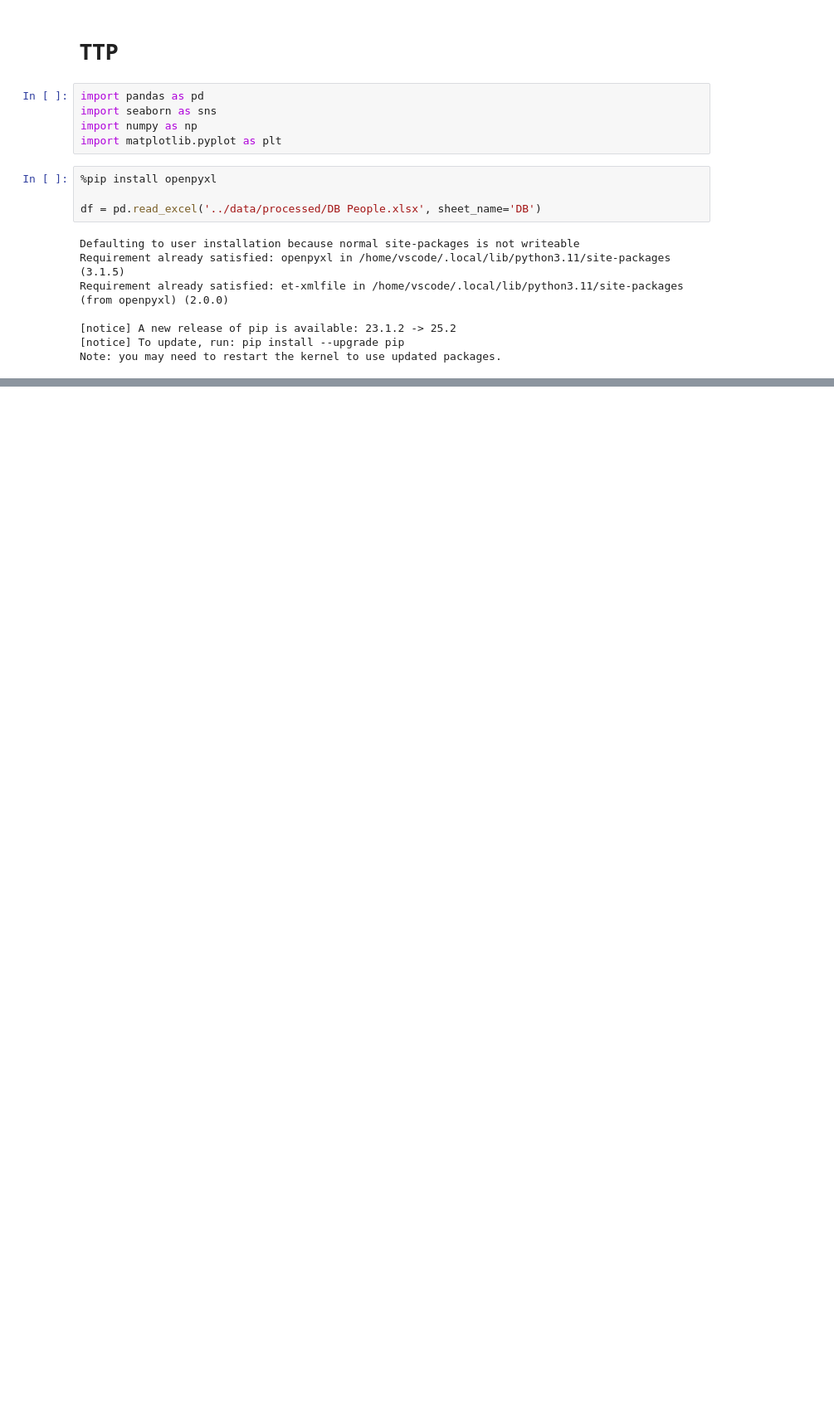
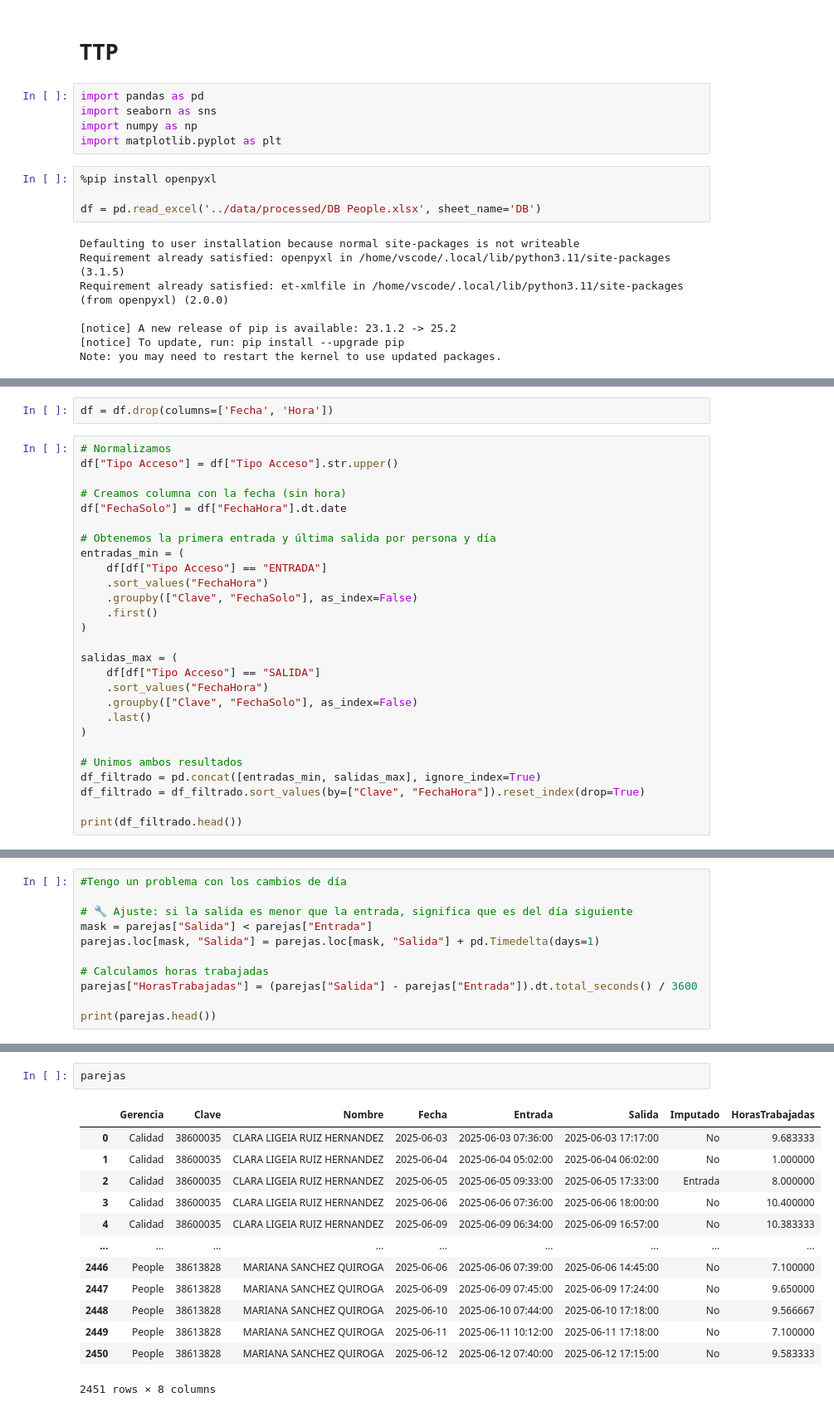
Before and after one commit to 19Juan/Analysis_People, a Jupyter notebook: src/explore.ipynb, the cells around one changed output, grey strips where cells are left out. Shown at 83% size. Saved outputs shown, nothing was run; the diff lists cells and outputs as text; blank space fills up the shorter version.

```diff
--- a/src/explore.ipynb
+++ b/src/explore.ipynb
@@ -309,0 +68,29 @@ df_final.to_excel('../data/processed/DB People Final.xlsx', index=False, engine=
+# %%
+df = df.drop(columns=['Fecha', 'Hora'])
+# %%
+# Normalizamos
+df["Tipo Acceso"] = df["Tipo Acceso"].str.upper()
+
+# Creamos columna con la fecha (sin hora)
+df["FechaSolo"] = df["FechaHora"].dt.date
+
+# Obtenemos la primera entrada y última salida por persona y día
+entradas_min = (
+    df[df["Tipo Acceso"] == "ENTRADA"]
+    .sort_values("FechaHora")
+    .groupby(["Clave", "FechaSolo"], as_index=False)
+    .first()
+)
+
+salidas_max = (
+    df[df["Tipo Acceso"] == "SALIDA"]
+    .sort_values("FechaHora")
+    .groupby(["Clave", "FechaSolo"], as_index=False)
+    .last()
+)
+
+# Unimos ambos resultados
+df_filtrado = pd.concat([entradas_min, salidas_max], ignore_index=True)
+df_filtrado = df_filtrado.sort_values(by=["Clave", "FechaHora"]).reset_index(drop=True)
+
+print(df_filtrado.head())
@@ -309,0 +191,11 @@ df_final.to_excel('../data/processed/DB People Final.xlsx', index=False, engine=
+# %%
+#Tengo un problema con los cambios de día
+
+# 🔧 Ajuste: si la salida es menor que la entrada, significa que es del día siguiente
+mask = parejas["Salida"] < parejas["Entrada"]
+parejas.loc[mask, "Salida"] = parejas.loc[mask, "Salida"] + pd.Timedelta(days=1)
+
+# Calculamos horas trabajadas
+parejas["HorasTrabajadas"] = (parejas["Salida"] - parejas["Entrada"]).dt.total_seconds() / 3600
+
+print(parejas.head())
@@ -309,0 +216,16 @@ df_final.to_excel('../data/processed/DB People Final.xlsx', index=False, engine=
+# %%
+parejas
+# %% [output]
+|  | Gerencia | Clave | Nombre | Fecha | Entrada | Salida | Imputado | HorasTrabajadas |
+| 0 | Calidad | 38600035 | CLARA LIGEIA RUIZ HERNANDEZ | 2025-06-03 | 2025-06-03 07:36:00 | 2025-06-03 17:17:00 | No | 9.683333 |
+| 1 | Calidad | 38600035 | CLARA LIGEIA RUIZ HERNANDEZ | 2025-06-04 | 2025-06-04 05:02:00 | 2025-06-04 06:02:00 | No | 1.000000 |
+| 2 | Calidad | 38600035 | CLARA LIGEIA RUIZ HERNANDEZ | 2025-06-05 | 2025-06-05 09:33:00 | 2025-06-05 17:33:00 | Entrada | 8.000000 |
+| 3 | Calidad | 38600035 | CLARA LIGEIA RUIZ HERNANDEZ | 2025-06-06 | 2025-06-06 07:36:00 | 2025-06-06 18:00:00 | No | 10.400000 |
+| 4 | Calidad | 38600035 | CLARA LIGEIA RUIZ HERNANDEZ | 2025-06-09 | 2025-06-09 06:34:00 | 2025-06-09 16:57:00 | No | 10.383333 |
+| ... | ... | ... | ... | ... | ... | ... | ... | ... |
+| 2446 | People | 38613828 | MARIANA SANCHEZ QUIROGA | 2025-06-06 | 2025-06-06 07:39:00 | 2025-06-06 14:45:00 | No | 7.100000 |
+| 2447 | People | 38613828 | MARIANA SANCHEZ QUIROGA | 2025-06-09 | 2025-06-09 07:45:00 | 2025-06-09 17:24:00 | No | 9.650000 |
+| 2448 | People | 38613828 | MARIANA SANCHEZ QUIROGA | 2025-06-10 | 2025-06-10 07:44:00 | 2025-06-10 17:18:00 | No | 9.566667 |
+| 2449 | People | 38613828 | MARIANA SANCHEZ QUIROGA | 2025-06-11 | 2025-06-11 10:12:00 | 2025-06-11 17:18:00 | No | 7.100000 |
+| 2450 | People | 38613828 | MARIANA SANCHEZ QUIROGA | 2025-06-12 | 2025-06-12 07:40:00 | 2025-06-12 17:15:00 | No | 9.583333 |
+2451 rows × 8 columns
```
Also changed, not shown: parts of 22 cells of this notebook, 2 other files.
